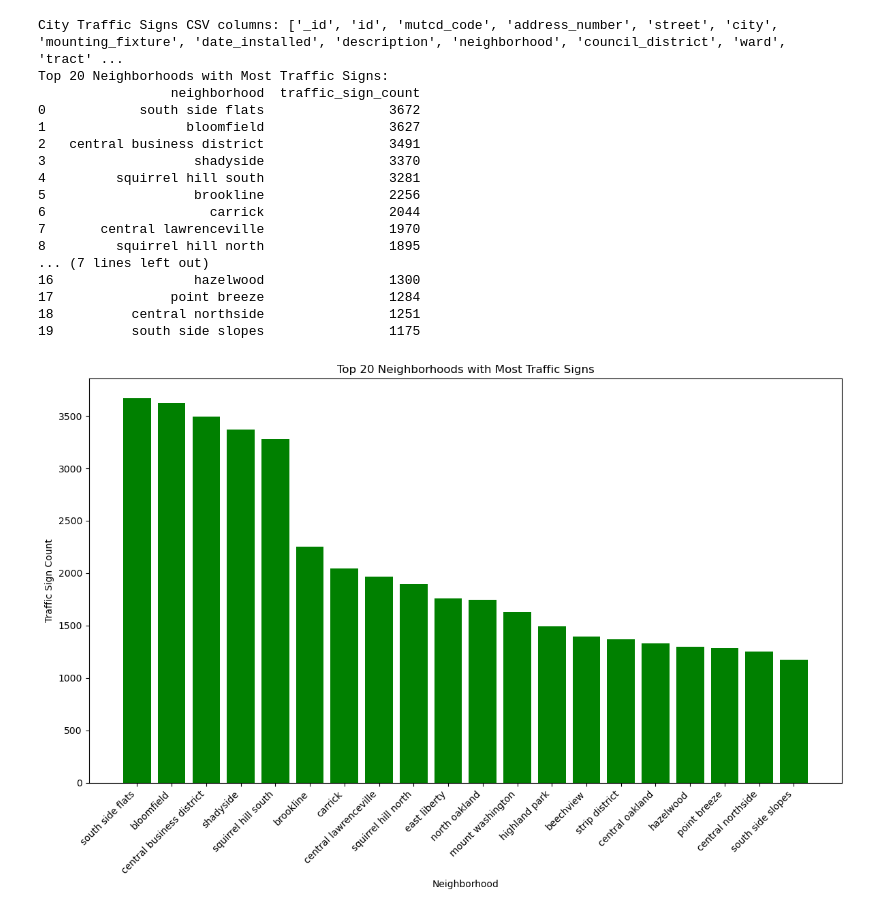
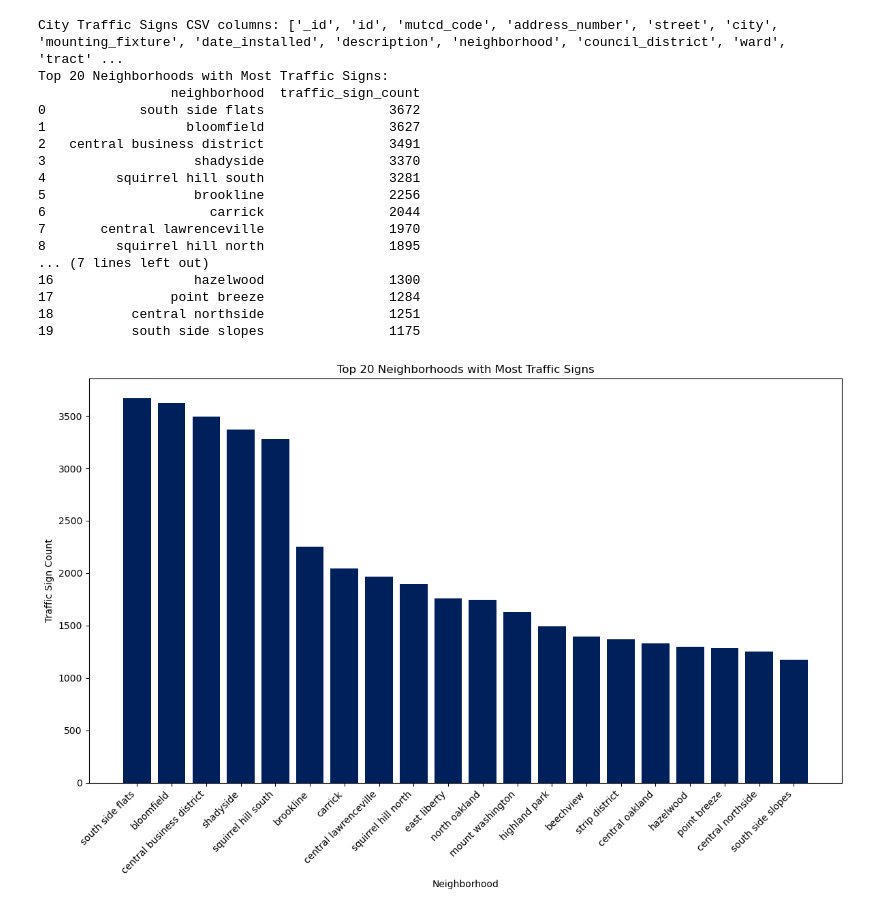
Before and after one commit to edcho1012/EchoS, a Jupyter notebook: City_Traffic_Signs.ipynb, the cells around one changed output. Cells and saved outputs as stored; diff of their text form; code cells hidden in the pictures.

```diff
--- a/City_Traffic_Signs.ipynb
+++ b/City_Traffic_Signs.ipynb
@@ -19,32 +19,32 @@ traffic_counts.columns = ['neighborhood', 'traffic_sign_count']
 top20 = traffic_counts.head(20)
 print("Top 20 Neighborhoods with Most Traffic Signs:")
 print(top20)
 
 # 4. Create a bar chart for the top 20 neighborhoods
 plt.figure(figsize=(12, 8))
-plt.bar(top20['neighborhood'], top20['traffic_sign_count'], color='green')
+plt.bar(top20['neighborhood'], top20['traffic_sign_count'], color='#00205B')
 plt.xlabel("Neighborhood")
 plt.ylabel("Traffic Sign Count")
 plt.title("Top 20 Neighborhoods with Most Traffic Signs")
 plt.xticks(rotation=45, ha='right')
 plt.tight_layout()
 plt.show()
 # %% [output]
 City Traffic Signs CSV columns: ['_id', 'id', 'mutcd_code', 'address_number', 'street', 'city', 'mounting_fixture', 'date_installed', 'description', 'neighborhood', 'council_district', 'ward', 'tract' ...
 Top 20 Neighborhoods with Most Traffic Signs:
                  neighborhood  traffic_sign_count
 0            south side flats                3672
 1                  bloomfield                3627
 2   central business district                3491
 3                   shadyside                3370
 4         squirrel hill south                3281
 5                   brookline                2256
 6                     carrick                2044
 7       central lawrenceville                1970
 8         squirrel hill north                1895
 ... (7 lines left out)
 16                  hazelwood                1300
 17               point breeze                1284
 18          central northside                1251
 19          south side slopes                1175
-[figure, old version]
+[figure, new version]
```
Also changed, not shown: 2 other files.
